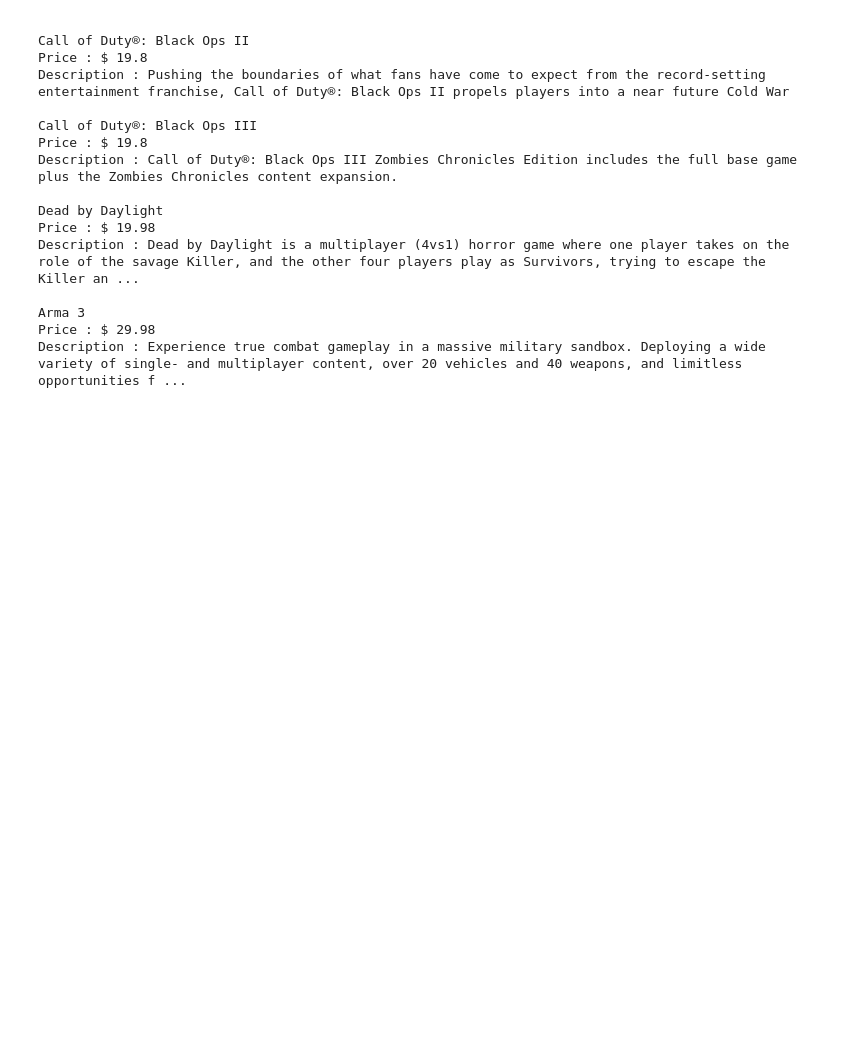
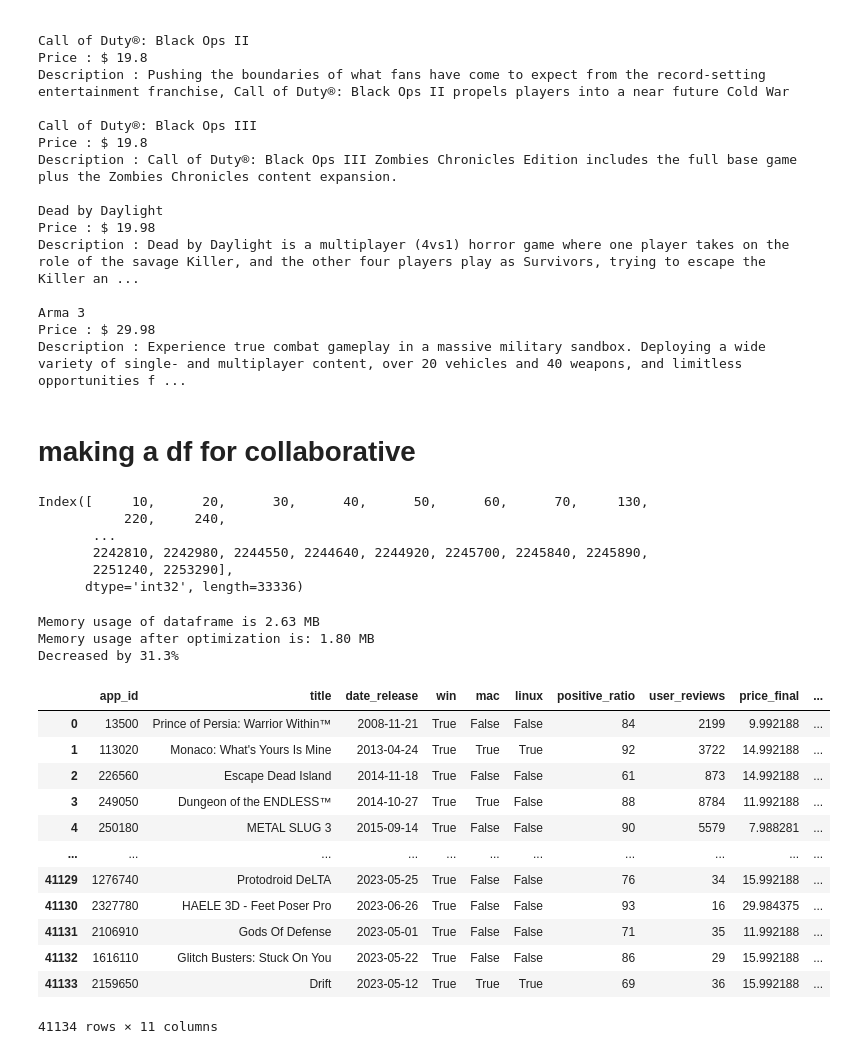
Before and after one commit to Aditya5205/ML-Project-Game-Recommendation, a Jupyter notebook: ml_1.ipynb, the cells around one changed output. Drawn from its saved outputs; the diff is of its cells as text; code cells hidden in the pictures; blank space fills up the shorter version.

```diff
--- a/ml_1.ipynb
+++ b/ml_1.ipynb
@@ -672,0 +707,12 @@ Description : Experience true combat gameplay in a massive military sandbox. Dep
+# %% [markdown]
+# making a df for collaborative
+# %%
+unique_item_ids = recommendations_df['app_id'].astype('category').cat.categories
+unique_item_ids
+# %% [output]
+Index([     10,      20,      30,      40,      50,      60,      70,     130,
+           220,     240,
+       ...
+       2242810, 2242980, 2244550, 2244640, 2244920, 2245700, 2245840, 2245890,
+       2251240, 2253290],
+      dtype='int32', length=33336)
@@ -672,0 +721,20 @@ Description : Experience true combat gameplay in a massive military sandbox. Dep
+# %%
+content_based_df_all = reduce_mem_usage(pd.read_csv('content_based_df_all.csv'))
+content_based_df_all
+# %% [output]
+Memory usage of dataframe is 2.63 MB
+Memory usage after optimization is: 1.80 MB
+Decreased by 31.3%
+|  | app_id | title | date_release | win | mac | linux | positive_ratio | user_reviews | price_final | ... |
+| 0 | 13500 | Prince of Persia: Warrior Within™ | 2008-11-21 | True | False | False | 84 | 2199 | 9.992188 | ... |
+| 1 | 113020 | Monaco: What's Yours Is Mine | 2013-04-24 | True | True | True | 92 | 3722 | 14.992188 | ... |
+| 2 | 226560 | Escape Dead Island | 2014-11-18 | True | False | False | 61 | 873 | 14.992188 | ... |
+| 3 | 249050 | Dungeon of the ENDLESS™ | 2014-10-27 | True | True | False | 88 | 8784 | 11.992188 | ... |
+| 4 | 250180 | METAL SLUG 3 | 2015-09-14 | True | False | False | 90 | 5579 | 7.988281 | ... |
+| ... | ... | ... | ... | ... | ... | ... | ... | ... | ... | ... |
+| 41129 | 1276740 | Protodroid DeLTA | 2023-05-25 | True | False | False | 76 | 34 | 15.992188 | ... |
+| 41130 | 2327780 | HAELE 3D - Feet Poser Pro | 2023-06-26 | True | False | False | 93 | 16 | 29.984375 | ... |
+| 41131 | 2106910 | Gods Of Defense | 2023-05-01 | True | False | False | 71 | 35 | 11.992188 | ... |
+| 41132 | 1616110 | Glitch Busters: Stuck On You | 2023-05-22 | True | False | False | 86 | 29 | 15.992188 | ... |
+| 41133 | 2159650 | Drift | 2023-05-12 | True | True | True | 69 | 36 | 15.992188 | ... |
+41134 rows × 11 columns
```
Also changed, not shown: parts of 75 cells of this notebook.
